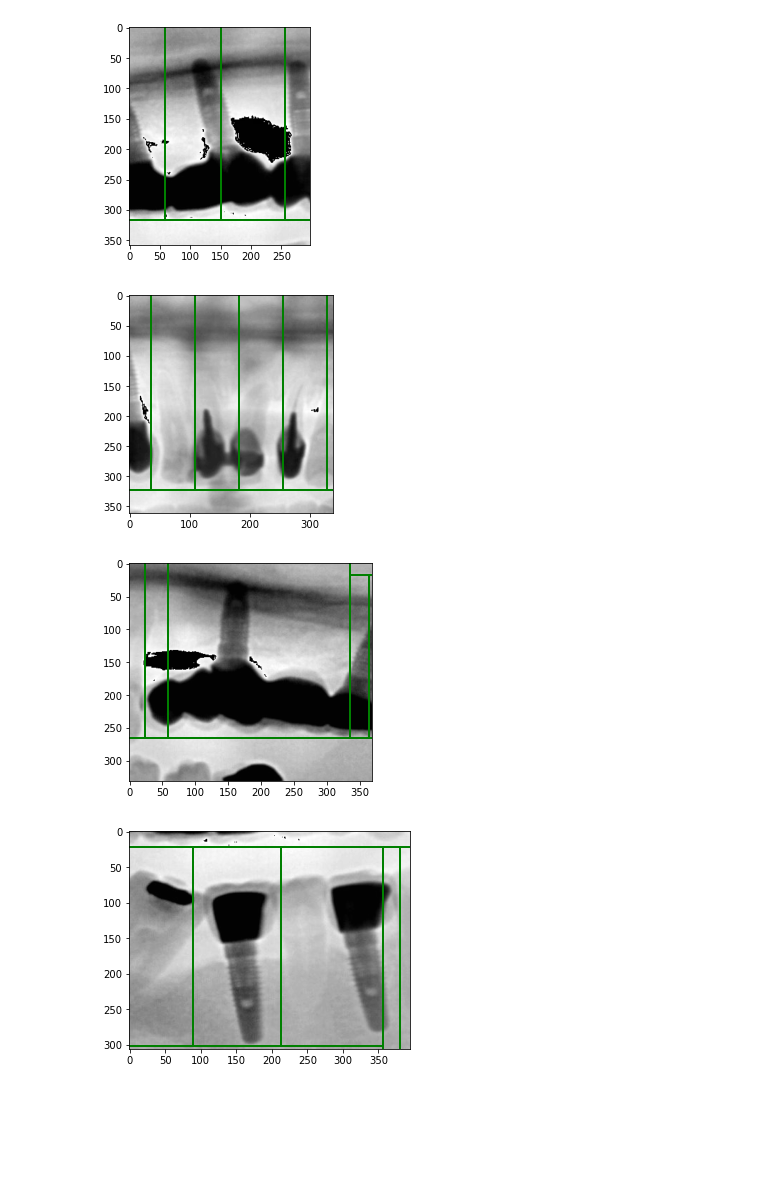
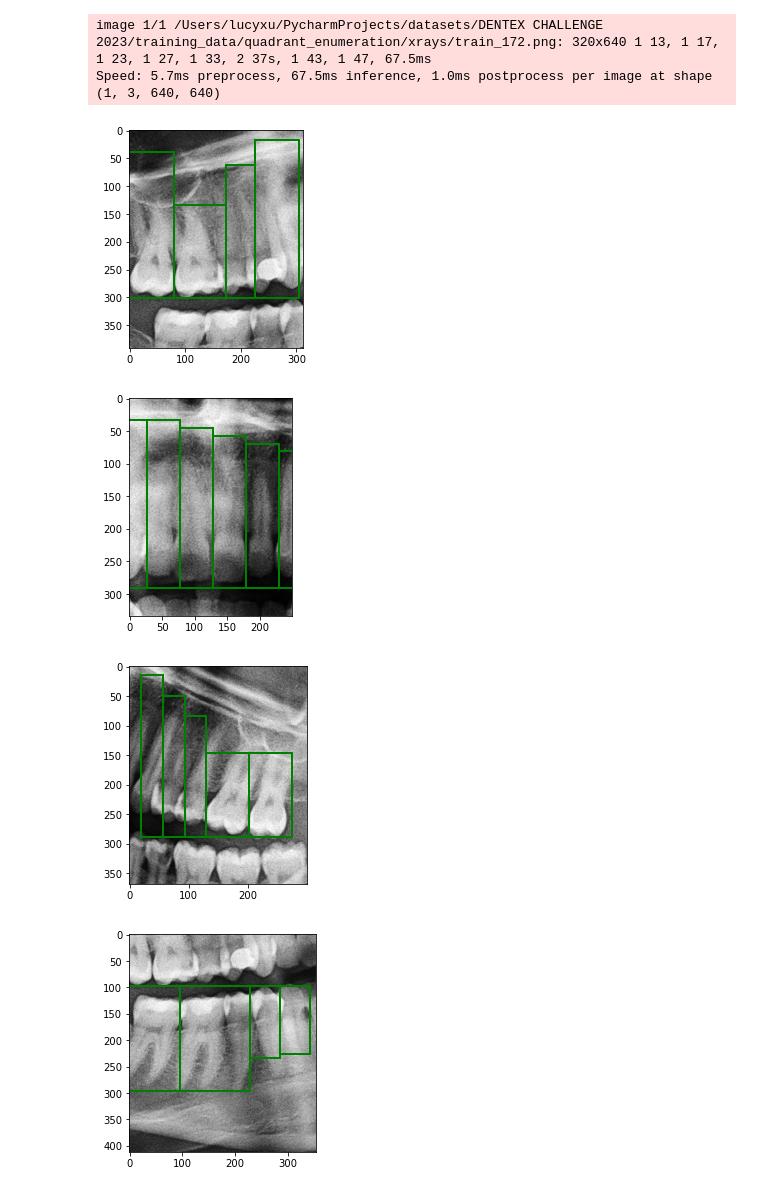
Before and after one commit to alan8365/dentist-CV, a Jupyter notebook: edge/class_test.ipynb, the cells around one changed output. Drawn from its saved outputs; the diff is of its cells as text; code cells hidden in the pictures; blank space fills up the shorter version.

```diff
--- a/edge/class_test.ipynb
+++ b/edge/class_test.ipynb
@@ -31,6 +32,8 @@ def delete_value_in_1d_np(np_array, target_element):
     return np.delete(np_array, idxes)
 
 
-data_dir = Path(os.getenv('DATASET_DIR')) / 'phase-2'
+YOLO_model_dir = Path(os.getenv('YOLO_MODEL_DIR'))
+# data_dir = Path(os.getenv('DATASET_DIR')) / 'phase-2'
+data_dir = Path(os.getenv('DATASET_DIR')) / 'DENTEX CHALLENGE 2023'
 data_dir
 # %% [output]
@@ -37,0 +41,4 @@ PosixPath('/Users/lucyxu/PycharmProjects/datasets/phase-2')
+# %%
+model = YOLO(YOLO_model_dir / '8-bound-v8.pt')
+
+model
@@ -37,0 +47,6 @@ PosixPath('/Users/lucyxu/PycharmProjects/datasets/phase-2')
+# %%
+from utils.data import DentexDataset
+
+dataset = DentexDataset(root_dir=data_dir)
+
+len(dataset)
@@ -40,9 +57,10 @@ plt.gray()
 
 # image_paths = list(data_dir.glob('00008026.jpg'))
 # image_paths = list(data_dir.glob('00006145.jpg'))
-image_paths = list(data_dir.glob('*.jpg'))
+# image_paths = list(data_dir.glob('*.jpg'))
+image_paths = dataset.img_paths
 
-image_path = image_paths[2]
+image_path = image_paths[0]
 
 image_path.name
 # %% [output]
@@ -80,7 +98,7 @@ class ImageEdge:
 
             # Plot
             fig, axes = plt.subplots(nrows=2, ncols=1, figsize=(10, 10))
-            axes[0].imshow(1 - im_zooming, aspect='auto')
+            axes[0].imshow(im_zooming, aspect='auto')
 
             axes[1].plot(ver)
             for gap in side_gaps[1:3]:
@@ -97,7 +115,7 @@ class ImageEdge:
 
             plt.show()
 
-    def __init__(self, image_path, model=None):
+    def __init__(self, image_path, model=None, yolov8=False):
         self.im_global = cv.imread(str(image_path), cv.IMREAD_GRAYSCALE)
 
         self.image_path = image_path
@@ -114,7 +132,7 @@ class ImageEdge:
             'lower': []
         }
 
-        teeth_roi = get_teeth_ROI(results)
+        teeth_roi = get_teeth_ROI(results, yolov8=yolov8)
         self.teeth_roi_images = teeth_roi['images'][self.filename]
         self.split_teeth = teeth_roi['split_teeth'][self.filename]
 
@@ -174,12 +192,12 @@ class ImageEdge:
 
             split_tooth['gaps'] = local_gaps
 
-            # plt.imshow(1 - im_tooth_rotated)
+            # plt.imshow(im_tooth_rotated)
             # plt.scatter(*local_gaps_rotated[0])
             # plt.scatter(*local_gaps_rotated[1])
             # plt.show()
 
-        # plt.imshow(1 - self.im_global)
+        # plt.imshow(self.im_global)
         # for i in self.template_points['upper']:
         #     plt.axline(*i[:2])
         #     plt.axline(*i[2:])
@@ -266,7 +284,7 @@ class ImageEdge:
         # Plot
         # fig, axes = plt.subplots(nrows=1, ncols=2)
         #
-        # axes[0].imshow(1 - im_tooth)
+        # axes[0].imshow(im_tooth)
         # axes[0].scatter(*gaps[0], s=radius ** 2)
         # axes[0].scatter(*gaps[1], s=radius ** 2)
         #
@@ -312,13 +330,13 @@ class ImageEdge:
         gap_matrix[1] = gap_matrix_r[1] if right_gap_flag else gap_matrix_o[1]
 
         # Plot
-        # plt.imshow(1 - self.im_global)
+        # plt.imshow(self.im_global)
         # plt.scatter(*gap_matrix[0])
         # plt.scatter(*gap_matrix[1])
         # plt.show()
         #
         # gaps = gap_matrix - tooth_xyxy[:2]
-        # plt.imshow(1 - tooth_im)
+        # plt.imshow(tooth_im)
         # plt.scatter(*gaps[0])
         # plt.scatter(*gaps[1])
         # plt.show()
@@ -359,7 +377,7 @@ class ImageEdge:
             im_zooming = im_r[y1:y2, :]
             im_zooming = cv.equalizeHist(im_zooming)
 
-            # new_gaps, peaks, properties, ver = self.gap_pos_fix_1(gaps, im_zooming, side_gaps, y_new)
+            # new_gaps, peaks, properties, ver = self.gap_pos_fix_1(new_gaps, im_zooming, side_gaps, y_new)
 
             # Remove gap make the tooth width abnormal
             # new_gaps = self.gap_pos_fix_2(new_gaps, side_gaps, tooth_position)
@@ -386,7 +404,7 @@ class ImageEdge:
 
             self.template_points[flag] = np.concatenate((self.template_points[flag], gaps_global), axis=0)
 
-            # plt.imshow(1 - target_roi['image_rotated'])
+            # plt.imshow(target_roi['image_rotated'])
             # for i in side_gaps:
             #     plt.scatter(*i)
             # for i in gaps:
@@ -514,37 +532,52 @@ class ImageEdge:
         side_gaps -= xyxy[:2]
         side_gaps = rotate_point(theta, im.shape, side_gaps)
         return side_gaps
 
     def get_tooth_bounding_by_gap(self):
         for teeth_roi_image in self.teeth_roi_images:
             jaw_pos = teeth_roi_image['jaw_pos_rotated']
             im_rotated = teeth_roi_image['image_rotated']
             gaps_rotated = teeth_roi_image['gaps_rotated']
 
             boxes = []
             for i in range(len(gaps_rotated) - 1):
                 x1 = gaps_rotated[i][0]
                 x2 = gaps_rotated[i + 1][0]
                 y2 = jaw_pos
 
                 crown_size = max(y2 - gaps_rotated[i][1], y2 - gaps_rotated[i + 1][1])
                 y1 = y2 - (crown_size / 2 * 5)
 
+                y1, y2 = (y1, y2) if y1 < y2 else (y2, y1)
                 box = np.array([x1, y1, x2, y2])
                 boxes.append(box)
 
             boxes = np.array(boxes)
             teeth_roi_image['boxes_rotated'] = boxes
 
-            plt.imshow(1 - im_rotated)
+            teeth_roi_image['boxes_cropped'] = []
+            for box in boxes:
+                x1, y1, x2, y2 = box.astype(int)
+
+                x1 = 0 if x1 < 0 else x1
+                x2 = 0 if x2 < 0 else x2
+                y1 = 0 if y1 < 0 else y1
+                y2 = 0 if y2 < 0 else y2
+
+                boxes_cropped = im_rotated[y1:y2, x1:x2]
+
+                teeth_roi_image['boxes_cropped'].append(boxes_cropped)
+
+            plt.imshow(im_rotated)
             for i in boxes:
                 show_box(i, plt.gca())
             plt.show()
 
-
-image_edge = ImageEdge(image_path)
+image_edge = ImageEdge(image_path, model=model, yolov8=True)
 # %% [output]
+image 1/1 /Users/lucyxu/PycharmProjects/datasets/DENTEX CHALLENGE 2023/training_data/quadrant_enumeration/xrays/train_172.png: 320x640 1 13, 1 17, 1 23, 1 27, 1 33, 2 37s, 1 43, 1 47, 67.5ms
+Speed: 5.7ms preprocess, 67.5ms inference, 1.0ms postprocess per image at shape (1, 3, 640, 640)
-[figure, old version]
+[figure, new version]
-[figure, old version]
+[figure, new version]
-[figure, old version]
+[figure, new version]
-[figure, old version]
+[figure, new version]
```
Also changed, not shown: parts of 10 cells of this notebook, 24 other files.
